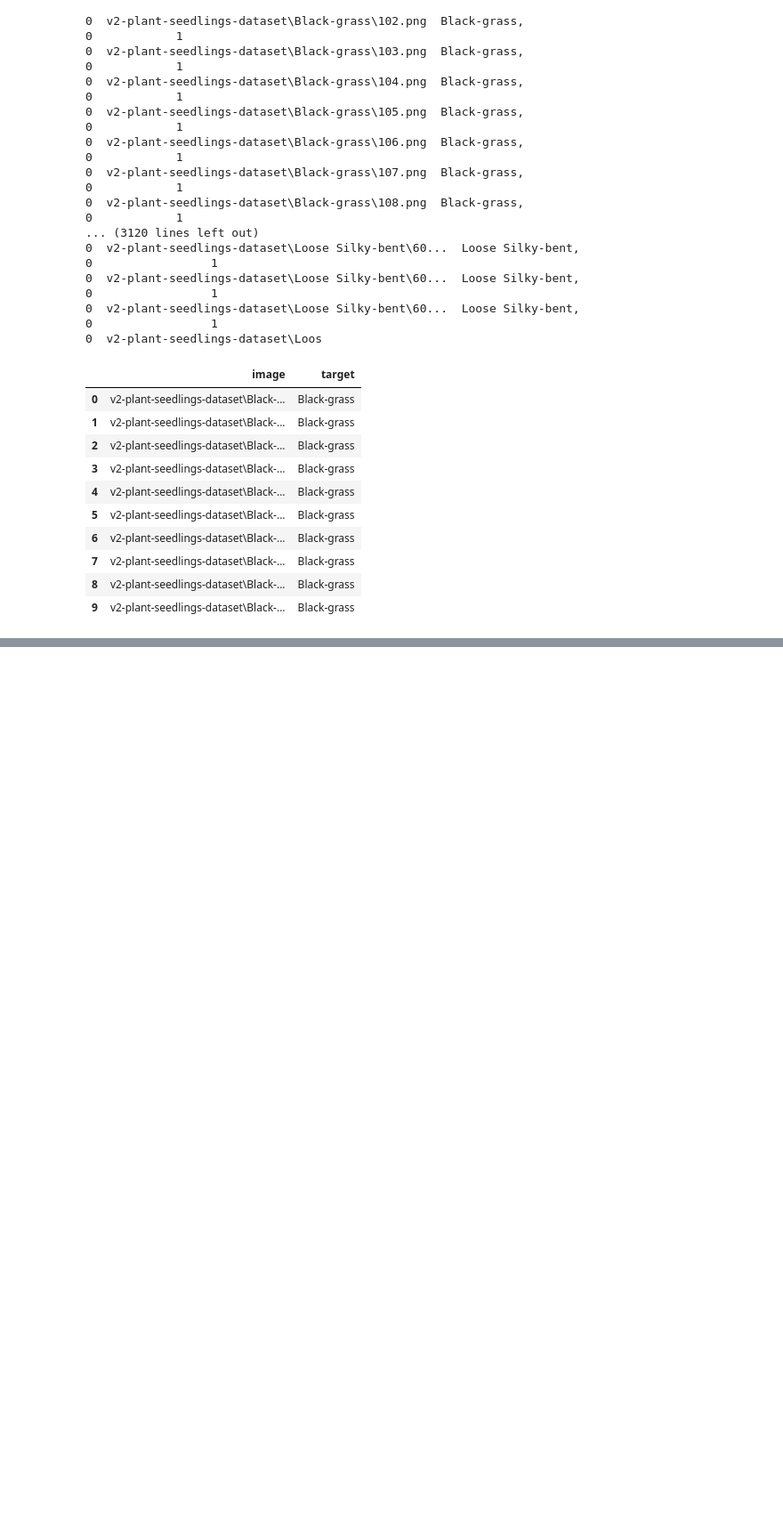
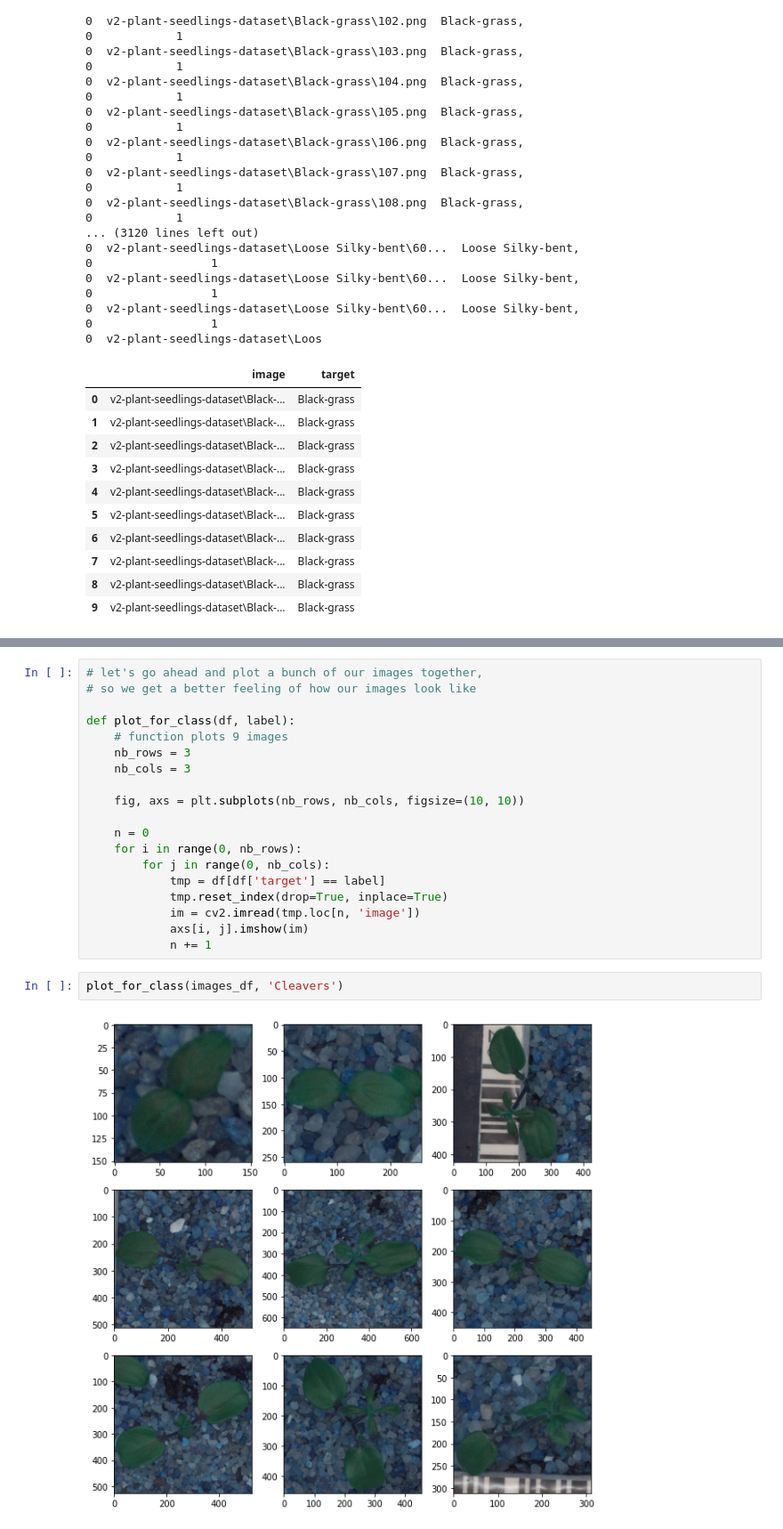
Before and after one commit to Jeffresh/deployment-of-machine-learning-models, a Jupyter notebook: section13/big_data_research.ipynb, the cells around one changed output, grey strips where cells are left out. Shown at 89% size. Saved outputs shown, nothing was run; the diff lists cells and outputs as text; blank space fills up the shorter version.

```diff
--- a/section13/big_data_research.ipynb
+++ b/section13/big_data_research.ipynb
@@ -141,0 +178,23 @@ images_df.head(10)
+# %%
+# let's go ahead and plot a bunch of our images together,
+# so we get a better feeling of how our images look like
+
+def plot_for_class(df, label):
+    # function plots 9 images
+    nb_rows = 3
+    nb_cols = 3
+
+    fig, axs = plt.subplots(nb_rows, nb_cols, figsize=(10, 10))
+
+    n = 0
+    for i in range(0, nb_rows):
+        for j in range(0, nb_cols):
+            tmp = df[df['target'] == label]
+            tmp.reset_index(drop=True, inplace=True)
+            im = cv2.imread(tmp.loc[n, 'image'])
+            axs[i, j].imshow(im)
+            n += 1
+# %%
+plot_for_class(images_df, 'Cleavers')
+# %% [output]
+[figure, added]
```
Also changed, not shown: parts of 4 cells of this notebook.
